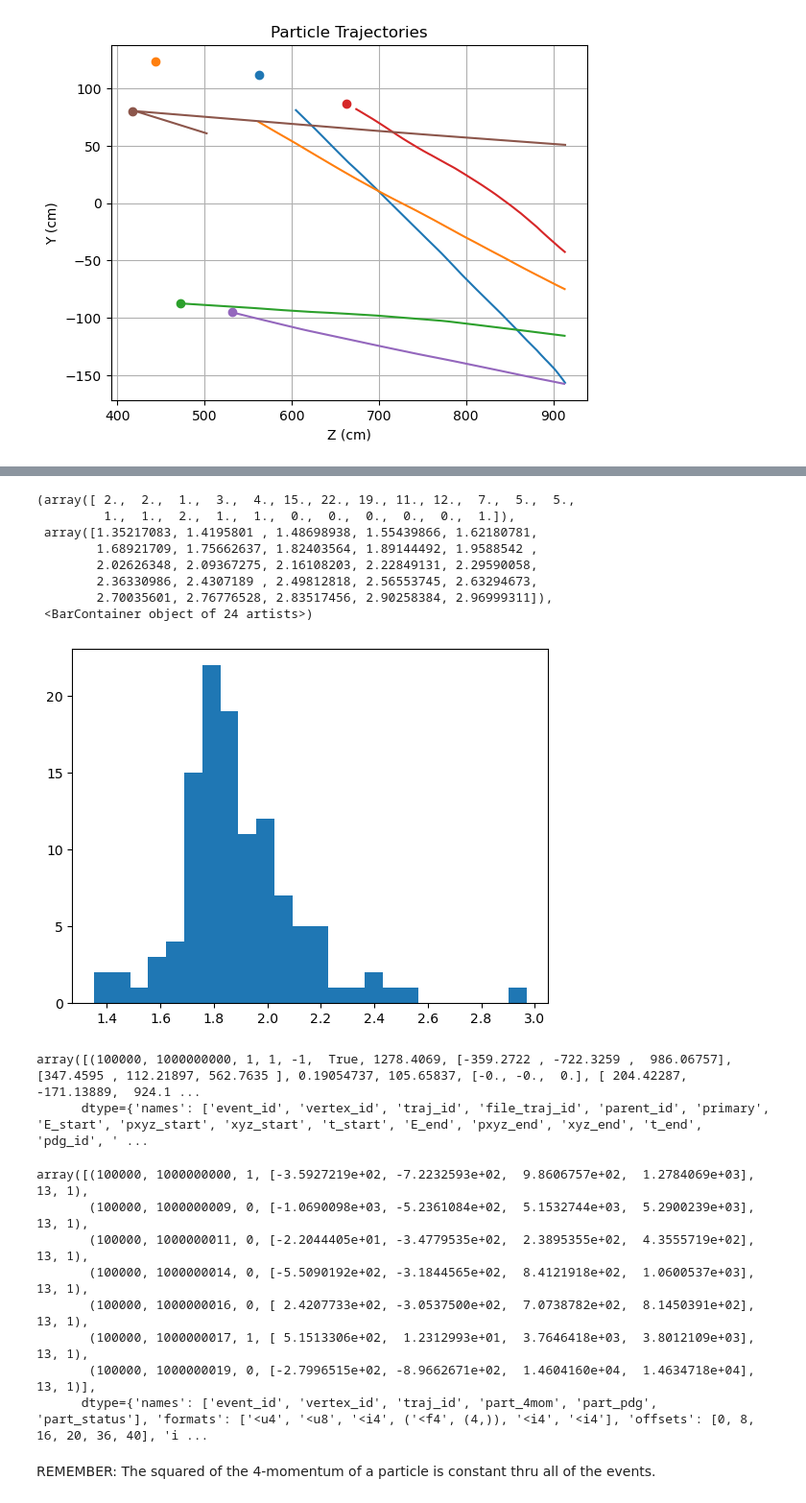
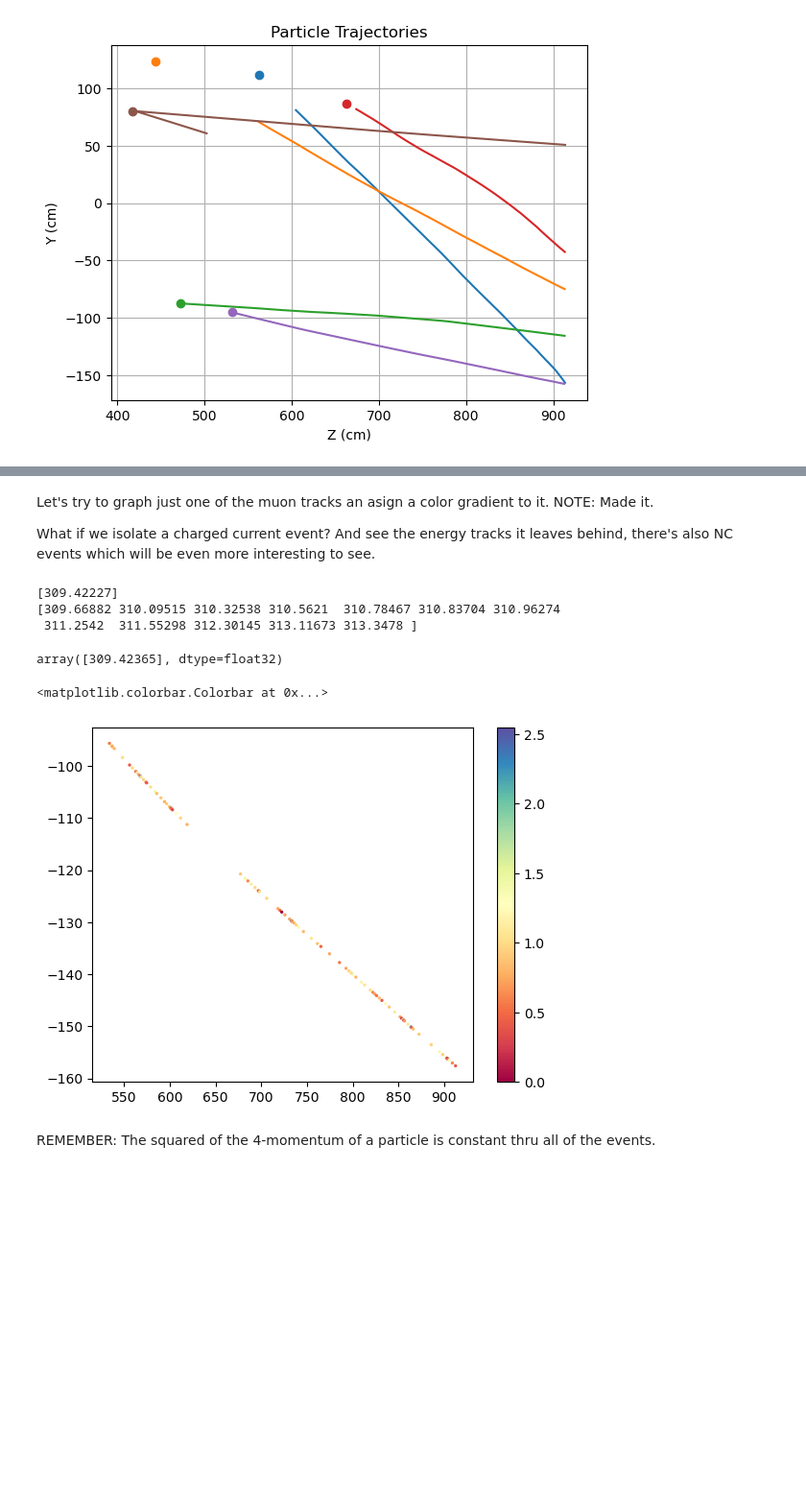
Before and after one commit to EnriqueCecena/neutrino-electron, a Jupyter notebook: SimDisplaySegments.ipynb, the cells around one changed output, grey strips where cells are left out. Shown at 96% size. Drawn from its saved outputs; the diff is of its cells as text; code cells hidden in the pictures; blank space fills up the shorter version.

```diff
--- a/SimDisplaySegments.ipynb
+++ b/SimDisplaySegments.ipynb
@@ -312,34 +304,29 @@ axes.scatter(zm,ym,c='purple')
-# %%
-dEdx=onemuon['dEdx']
-plt.hist(dEdx,bins=24)
-# %% [output]
-(array([ 2.,  2.,  1.,  3.,  4., 15., 22., 19., 11., 12.,  7.,  5.,  5.,
-         1.,  1.,  2.,  1.,  1.,  0.,  0.,  0.,  0.,  0.,  1.]),
- array([1.35217083, 1.4195801 , 1.48698938, 1.55439866, 1.62180781,
-        1.68921709, 1.75662637, 1.82403564, 1.89144492, 1.9588542 ,
-        2.02626348, 2.09367275, 2.16108203, 2.22849131, 2.29590058,
-        2.36330986, 2.4307189 , 2.49812818, 2.56553745, 2.63294673,
-        2.70035601, 2.76776528, 2.83517456, 2.90258384, 2.96999311]),
- <BarContainer object of 24 artists>)
-[figure, removed]
-# %%
-trajE0=trajectories[trajectories['vertex_id']==1000000000]
-muontrajs=trajE0[np.abs(trajE0['pdg_id'])==13]
-muontrajs
-# %% [output]
-array([(100000, 1000000000, 1, 1, -1,  True, 1278.4069, [-359.2722 , -722.3259 ,  986.06757], [347.4595 , 112.21897, 562.7635 ], 0.19054737, 105.65837, [-0., -0.,  0.], [ 204.42287, -171.13889,  924.1 ...
-      dtype={'names': ['event_id', 'vertex_id', 'traj_id', 'file_traj_id', 'parent_id', 'primary', 'E_start', 'pxyz_start', 'xyz_start', 't_start', 'E_end', 'pxyz_end', 'xyz_end', 't_end', 'pdg_id', ' ...
-# %%
-stack=mc_stack[mc_stack['event_id']==100000]
-stack[stack['part_pdg']==13]
-# %% [output]
-array([(100000, 1000000000, 1, [-3.5927219e+02, -7.2232593e+02,  9.8606757e+02,  1.2784069e+03], 13, 1),
-       (100000, 1000000009, 0, [-1.0690098e+03, -5.2361084e+02,  5.1532744e+03,  5.2900239e+03], 13, 1),
-       (100000, 1000000011, 0, [-2.2044405e+01, -3.4779535e+02,  2.3895355e+02,  4.3555719e+02], 13, 1),
-       (100000, 1000000014, 0, [-5.5090192e+02, -3.1844565e+02,  8.4121918e+02,  1.0600537e+03], 13, 1),
-       (100000, 1000000016, 0, [ 2.4207733e+02, -3.0537500e+02,  7.0738782e+02,  8.1450391e+02], 13, 1),
-       (100000, 1000000017, 1, [ 5.1513306e+02,  1.2312993e+01,  3.7646418e+03,  3.8012109e+03], 13, 1),
-       (100000, 1000000019, 0, [-2.7996515e+02, -8.9662671e+02,  1.4604160e+04,  1.4634718e+04], 13, 1)],
-      dtype={'names': ['event_id', 'vertex_id', 'traj_id', 'part_4mom', 'part_pdg', 'part_status'], 'formats': ['<u4', '<u8', '<i4', ('<f4', (4,)), '<i4', '<i4'], 'offsets': [0, 8, 16, 20, 36, 40], 'i ...
+# %% [markdown]
+Let's try to graph just one of the muon tracks an asign a color gradient to it. NOTE: Made it.
+
+What if we isolate a charged current event? And see the energy tracks it leaves behind, there's also NC events which will be even more interesting to see.
+# %%
+mcevent=mc_hdr[mc_hdr['event_id']==100000]
+protons=segevent[segevent['pdg_id']==2212]
+matchproton=protons[protons['vertex_id']==1000000010]
+print(matchproton[matchproton['traj_id']==4]['x'])
+filtevent=cc_event[cc_event['vertex_id']==1000000010]
+print(muonsegm[muonsegm['vertex_id']==1000000010]['x'])
+#print(mc_stack[mc_stack['vertex_id']==1000000010])
+filtevent['x_vert']
+# %% [output]
+[309.42227]
+[309.66882 310.09515 310.32538 310.5621  310.78467 310.83704 310.96274
+ 311.2542  311.55298 312.30145 313.11673 313.3478 ]
+array([309.42365], dtype=float32)
+# %%
+onemuon=muonsegm[muonsegm['vertex_id']==funique[4]]
+figure, bars= plt.subplots()
+norm=colors.Normalize(0,np.max(onemuon['dEdx']))
+bars.scatter(onemuon['z'],onemuon['y'],c=onemuon['dEdx'],cmap='Spectral',s=2)
+figure.colorbar(cm.ScalarMappable(norm=norm,cmap='Spectral'),ax=bars)
+# %% [output]
+<matplotlib.colorbar.Colorbar at 0x...>
+[figure, added]
 # %% [markdown]
 REMEMBER: The squared of the 4-momentum of a particle is constant thru all of the events.
```
Also changed, not shown: parts of 3 cells of this notebook.
